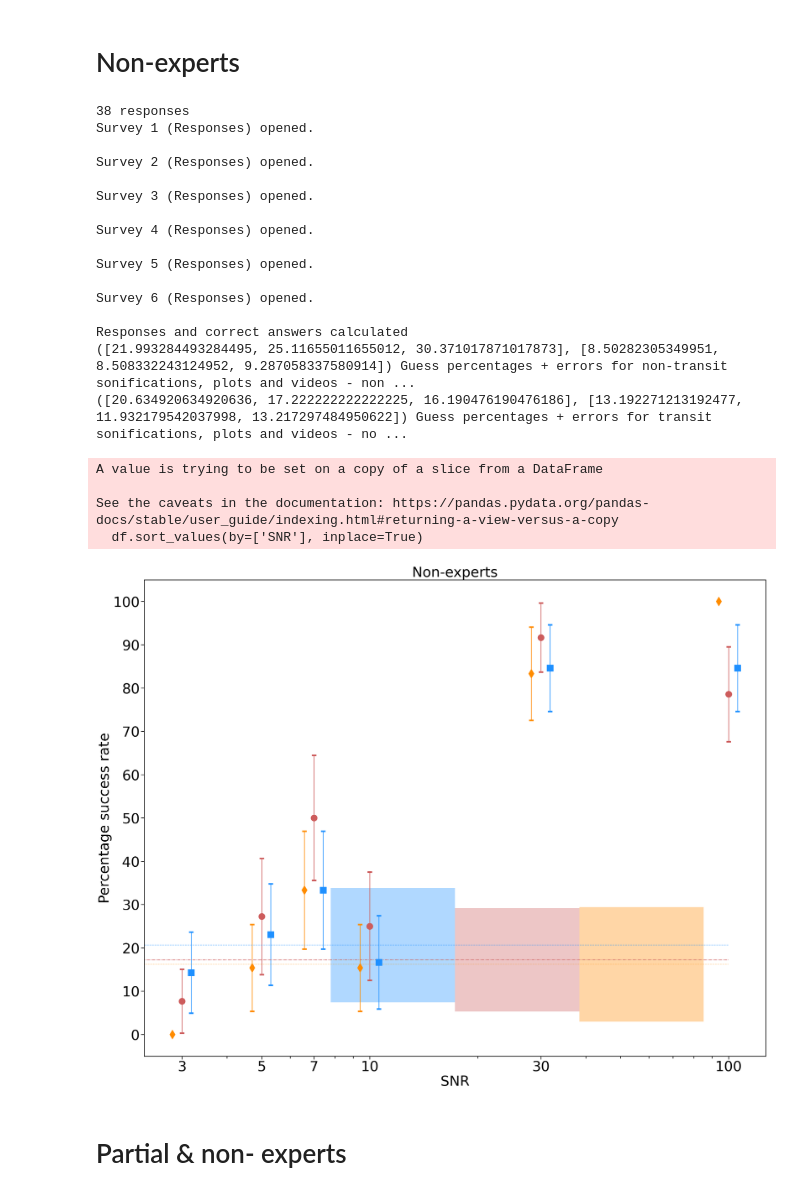
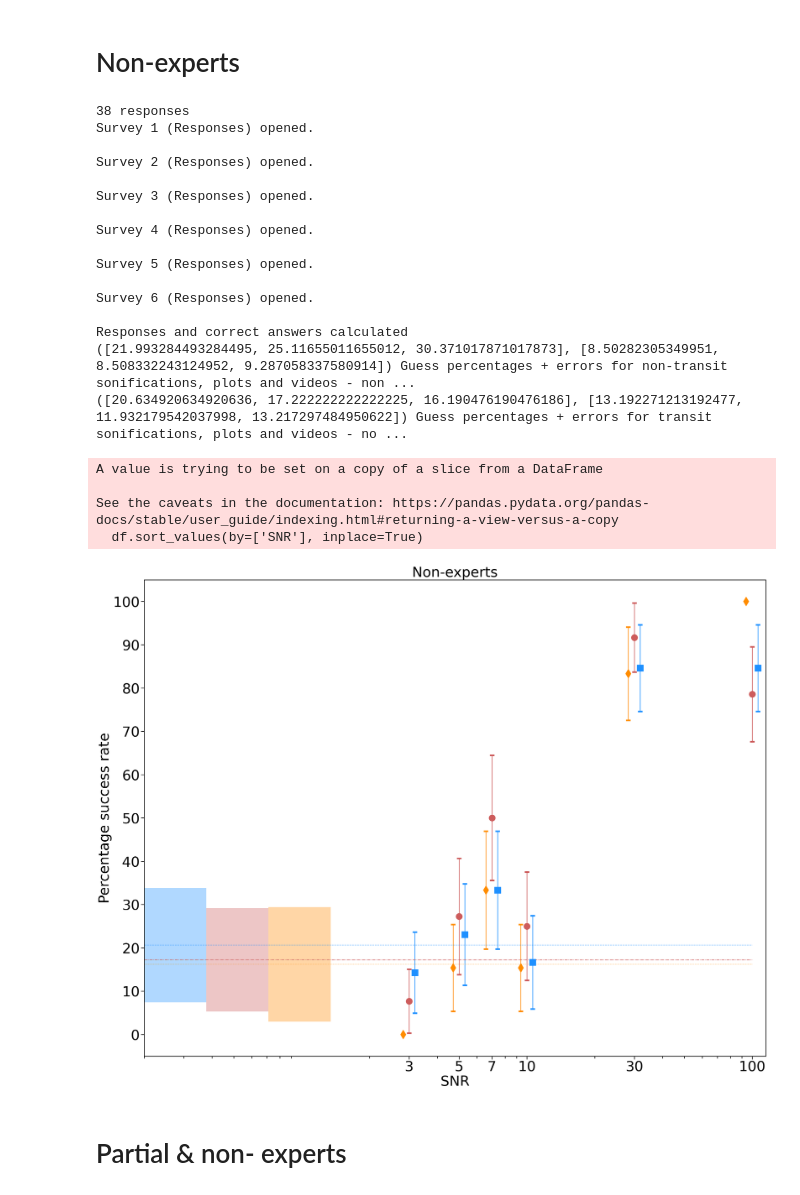
Before and after one commit to jacktuckerbrown/star-sound, a Jupyter notebook: analysismanuscript.ipynb, the cells around one changed output. Cells and saved outputs as stored; diff of their text form; code cells hidden in the pictures.

```diff
--- a/analysismanuscript.ipynb
+++ b/analysismanuscript.ipynb
@@ -1065,31 +1065,32 @@ def produce_12(sets,sound_in,visual_in,video_in):
                       error_out(calc_12guess(sound_in,visual_in,video_in)[0][1],calc_12guess(sound_in,visual_in,video_in)[1][1]),
                       error_out(calc_12guess(sound_in,visual_in,video_in)[0][2],calc_12guess(sound_in,visual_in,video_in)[1][2])]
 
-    ax.hlines(calc_12guess(sound_in,visual_in,video_in)[0][0], 0, 100, linestyle = 'dashed',color= 'dodgerblue',
+    ax.hlines(calc_12guess(sound_in,visual_in,video_in)[0][0], 0, 100, linestyle = 'dashed', linewidth = 4, color= 'dodgerblue',
               label = 'Sonification guess percentage')
     #ax.hlines(calc_12guess(sound_in,visual_in,video_in)[0][0]-guessperc_errs[0][0][0], 10, 18, linestyle = 'dashed',color= 'dodgerblue')
     #ax.hlines(calc_12guess(sound_in,visual_in,video_in)[0][0]+guessperc_errs[0][1][0], 10, 18, linestyle = 'dashed',color= 'dodgerblue')
     ax.axhspan(calc_12guess(sound_in,visual_in,video_in)[0][0]-guessperc_errs[0][0][0], (calc_12guess(sound_in,visual_in,video_in)[0][0]+guessperc_errs[0][1][0]),
-               0,0.05,
+               0,0.1,
                facecolor='dodgerblue', alpha=0.35,label='Sonification guess percentage uncertainty')
 
-    ax.hlines(calc_12guess(sound_in,visual_in,video_in)[0][1], 0, 100, linestyle = 'dashdot',color= 'indianred',
+    ax.hlines(calc_12guess(sound_in,visual_in,video_in)[0][1], 0, 100, linestyle = 'dashdot', linewidth = 4, color= 'indianred',
               label = 'Plots guess percentage')
     #ax.hlines(calc_12guess(sound_in,visual_in,video_in)[0][1]-guessperc_errs[1][0][0], 22, 38, linestyle = 'dashed',color= 'indianred')
     #ax.hlines(calc_12guess(sound_in,visual_in,video_in)[0][1]+guessperc_errs[1][1][0], 22, 38, linestyle = 'dashed',color= 'indianred')
     ax.axhspan(calc_12guess(sound_in,visual_in,video_in)[0][1]-guessperc_errs[1][0][0], (calc_12guess(sound_in,visual_in,video_in)[0][1]+guessperc_errs[1][1][0]),
-               0.05,0.1,
+               0.1,0.2,
               facecolor='indianred', alpha=0.35, label = 'Plots guess percentage uncertainty')
 
-    ax.hlines(calc_12guess(sound_in,visual_in,video_in)[0][2], 0, 100, linestyle = 'dotted',color= 'darkorange',
+    ax.hlines(calc_12guess(sound_in,visual_in,video_in)[0][2], 0, 100, linestyle = 'dotted', linewidth = 4, color= 'darkorange',
               label = 'Plots + Sonifications guess percentage')
     #ax.hlines(calc_12guess(sound_in,visual_in,video_in)[0][2]-guessperc_errs[2][0][0], 40, 65, linestyle = 'dashed',color= 'darkorange')
     #ax.hlines(calc_12guess(sound_in,visual_in,video_in)[0][2]+guessperc_errs[2][1][0], 40, 65, linestyle = 'dashed',color= 'darkorange')
     ax.axhspan(calc_12guess(sound_in,visual_in,video_in)[0][2]-guessperc_errs[2][0][0], (calc_12guess(sound_in,visual_in,video_in)[0][2]+guessperc_errs[2][1][0]),
-               0.1,0.15,
+               0.2,0.3,
                facecolor='darkorange', alpha=0.35, label = 'Plots + Sonifications guess uncertainty')
 
     plt.xscale("log")
+    plt.xlim(0.2,115)
 
     #plt.rcParams.update({'font.size': 27})
 
@@ -1107,7 +1108,7 @@ def produce_12(sets,sound_in,visual_in,video_in):
 
     handles, labels = plt.gca().get_legend_handles_labels()
     order = [6,7,8,3,4,5,0,1,2]
-    plt.legend([handles[idx] for idx in order],[labels[idx] for idx in order],loc="center right")
+    plt.legend([handles[idx] for idx in order],[labels[idx] for idx in order],loc="center left")
 
     for axis in ['top','bottom','left','right']:
           ax.spines[axis].set_linewidth(2)
@@ -1125,6 +1126,7 @@ def produce_12(sets,sound_in,visual_in,video_in):
     ax.tick_params(which='major', length=10)
     ax.tick_params(which='minor', length=7, color='k')
 
+
     return ax
 
 fig = produce_12(sets_expert,expert_sound,expert_visual,expert_video)
@@ -1294,23 +1296,24 @@ def produce_12(sets,sound_in,visual_in,video_in):
     ax.hlines(calc_12guess(sound_in,visual_in,video_in)[0][0], 0, 100, linestyle = 'dashed',color= 'dodgerblue')#,
             #  label = 'Sonification guess percentage ('+str(round(calc_12guess(sound_in,visual_in,video_in)[0][0]))+'±'+str(round(guessperc_errs[0][0][0]))+'%)')
     ax.axhspan(calc_12guess(sound_in,visual_in,video_in)[0][0]-guessperc_errs[0][0][0], (calc_12guess(sound_in,visual_in,video_in)[0][0]+guessperc_errs[0][1][0]),
-               0.3,0.5,
+               0,0.1,
                facecolor='dodgerblue', alpha=0.35)#,label='Sonification guess percentage uncertainty')
 
     ax.hlines(calc_12guess(sound_in,visual_in,video_in)[0][1], 0, 100, linestyle = 'dashdot',color= 'indianred')#,
              # label = 'Plots guess percentage ('+str(round(calc_12guess(sound_in,visual_in,video_in)[0][1]))+'±'+str(round(guessperc_errs[1][0][0]))+'%)')
     ax.axhspan(calc_12guess(sound_in,visual_in,video_in)[0][1]-guessperc_errs[1][0][0], (calc_12guess(sound_in,visual_in,video_in)[0][1]+guessperc_errs[1][1][0]),
-               0.5,0.7,
+               0.1,0.2,
               facecolor='indianred', alpha=0.35)#, label = 'Plots guess percentage uncertainty')
 
 
     ax.hlines(calc_12guess(sound_in,visual_in,video_in)[0][2], 0, 100, linestyle = 'dotted',color= 'darkorange')#,
               #label = 'Plots + sonifications guess percentage ('+str(round(calc_12guess(sound_in,visual_in,video_in)[0][2]))+'±'+str(round(guessperc_errs[2][0][0]))+'%)')
     ax.axhspan(calc_12guess(sound_in,visual_in,video_in)[0][2]-guessperc_errs[2][0][0], (calc_12guess(sound_in,visual_in,video_in)[0][2]+guessperc_errs[2][1][0]),
-               0.7,0.9,
+               0.2,0.3,
                facecolor='darkorange', alpha=0.35)#, label = 'Plots + Sonifications guess uncertainty')
 
     plt.xscale("log")
+    plt.xlim(0.2,115)
 
     #plt.rcParams.update({'font.size': 27})
 
@@ -1336,34 +1339,34 @@ def produce_12(sets,sound_in,visual_in,video_in):
     ax.tick_params(which='major', length=10)
     ax.tick_params(which='minor', length=7, color='k')
 
     return ax
 
 fig = produce_12(sets_nexpert,nexpert_sound,nexpert_visual,nexpert_video)
 fig.set_title("Non-experts",fontsize=44)
 
 plt.savefig("New report/Produced figures/n = 1,2, non-experts.jpg")
 # %% [output]
 38 responses
 Survey 1 (Responses) opened.
 
 Survey 2 (Responses) opened.
 
 Survey 3 (Responses) opened.
 
 Survey 4 (Responses) opened.
 
 Survey 5 (Responses) opened.
 
 Survey 6 (Responses) opened.
 
 Responses and correct answers calculated
 ([21.993284493284495, 25.11655011655012, 30.371017871017873], [8.50282305349951, 8.508332243124952, 9.287058337580914]) Guess percentages + errors for non-transit sonifications, plots and videos - non ...
 ([20.634920634920636, 17.222222222222225, 16.190476190476186], [13.192271213192477, 11.932179542037998, 13.217297484950622]) Guess percentages + errors for transit sonifications, plots and videos - no ...
 A value is trying to be set on a copy of a slice from a DataFrame
 
 See the caveats in the documentation: https://pandas.pydata.org/pandas-docs/stable/user_guide/indexing.html#returning-a-view-versus-a-copy
   df.sort_values(by=['SNR'], inplace=True)
-[figure, old version]
+[figure, new version]
 # %% [markdown]
 # Partial & non- experts
 # %%
```
Also changed, not shown: parts of 1 cell of this notebook.
